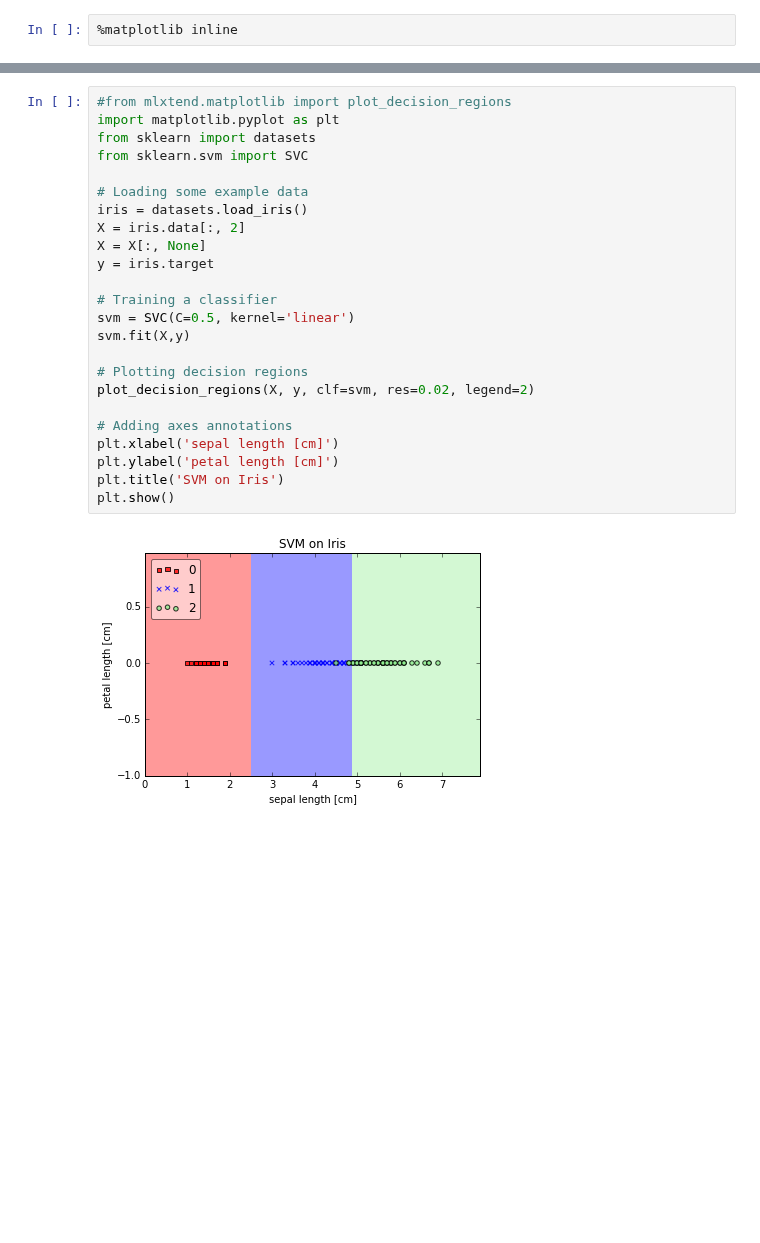
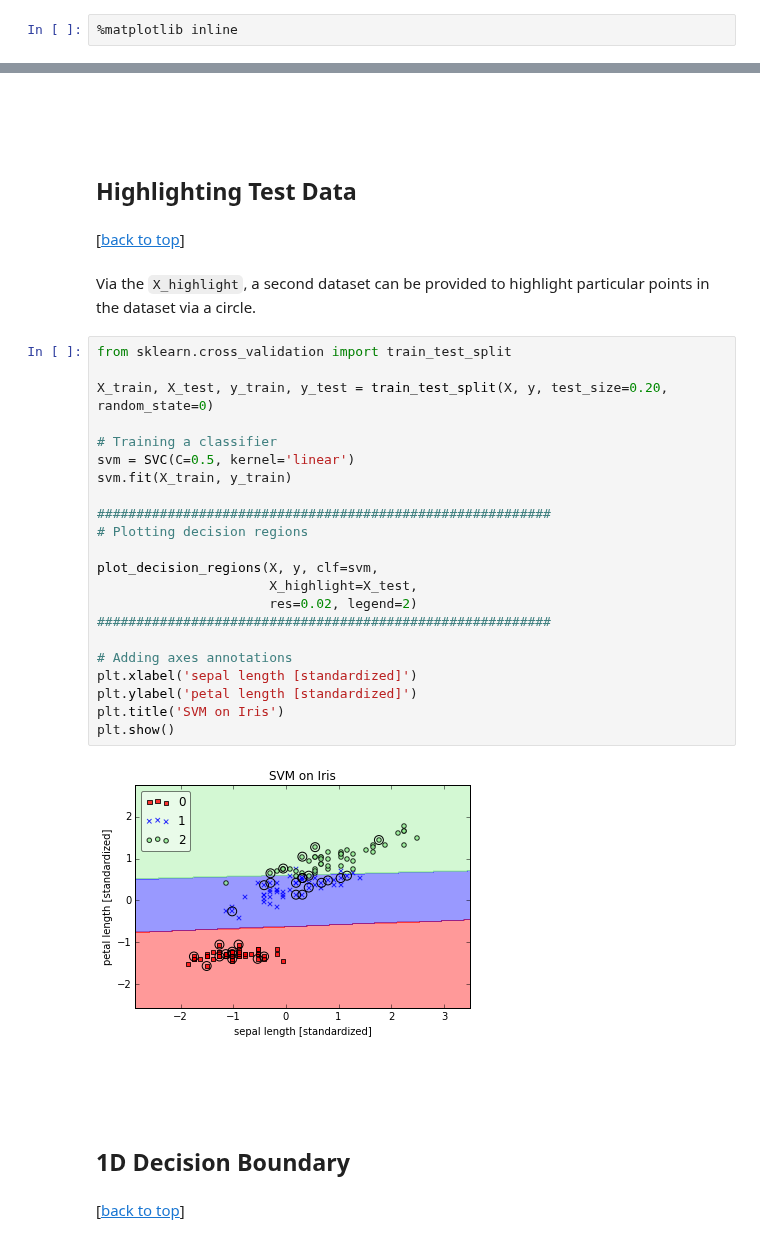
Before and after one commit to rasbt/mlxtend, a Jupyter notebook: docs/examples/evaluate_decision_regions.ipynb, the cells around one changed output, grey strips where cells are left out. Drawn from its saved outputs; the diff is of its cells as text; blank space fills up the shorter version.

Commit message:
X_highlight

```diff
--- a/docs/examples/evaluate_decision_regions.ipynb
+++ b/docs/examples/evaluate_decision_regions.ipynb
@@ -57,29 +69,40 @@ plt.show()
-# %%
-#from mlxtend.matplotlib import plot_decision_regions
-import matplotlib.pyplot as plt
-from sklearn import datasets
-from sklearn.svm import SVC
-
-# Loading some example data
-iris = datasets.load_iris()
-X = iris.data[:, 2]
-X = X[:, None]
-y = iris.target
-
-# Training a classifier
-svm = SVC(C=0.5, kernel='linear')
-svm.fit(X,y)
-
-# Plotting decision regions
-plot_decision_regions(X, y, clf=svm, res=0.02, legend=2)
-
-# Adding axes annotations
-plt.xlabel('sepal length [cm]')
-plt.ylabel('petal length [cm]')
-plt.title('SVM on Iris')
-plt.show()
-# %% [output]
-[figure, removed]
 # %% [markdown]
 <br>
 <br>
+# %% [markdown]
+## Highlighting Test Data
+# %% [markdown]
+[[back to top](#Sections)]
+# %% [markdown]
+Via the `X_highlight`, a second dataset can be provided to highlight particular points in the dataset via a circle.
+# %%
+from sklearn.cross_validation import train_test_split
+
+X_train, X_test, y_train, y_test = train_test_split(X, y, test_size=0.20, random_state=0)
+
+# Training a classifier
+svm = SVC(C=0.5, kernel='linear')
+svm.fit(X_train, y_train)
+
+##########################################################
+# Plotting decision regions
+
+plot_decision_regions(X, y, clf=svm,
+                      X_highlight=X_test,
+                      res=0.02, legend=2)
+##########################################################
+
+# Adding axes annotations
+plt.xlabel('sepal length [standardized]')
+plt.ylabel('petal length [standardized]')
+plt.title('SVM on Iris')
+plt.show()
+# %% [output]
+[figure, added]
+# %% [markdown]
+<br>
+<br>
+# %% [markdown]
+## 1D Decision Boundary
+# %% [markdown]
+[[back to top](#Sections)]
```
Also changed, not shown: parts of 18 cells of this notebook, 6 other files.
